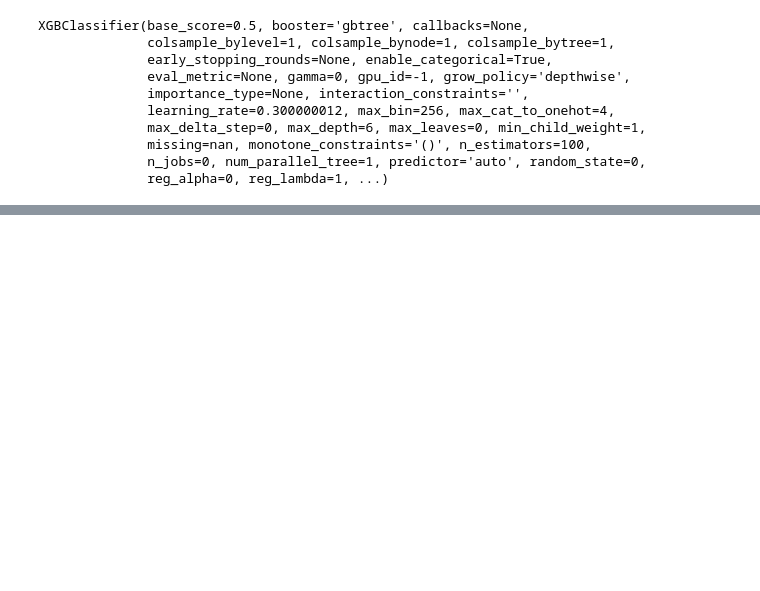
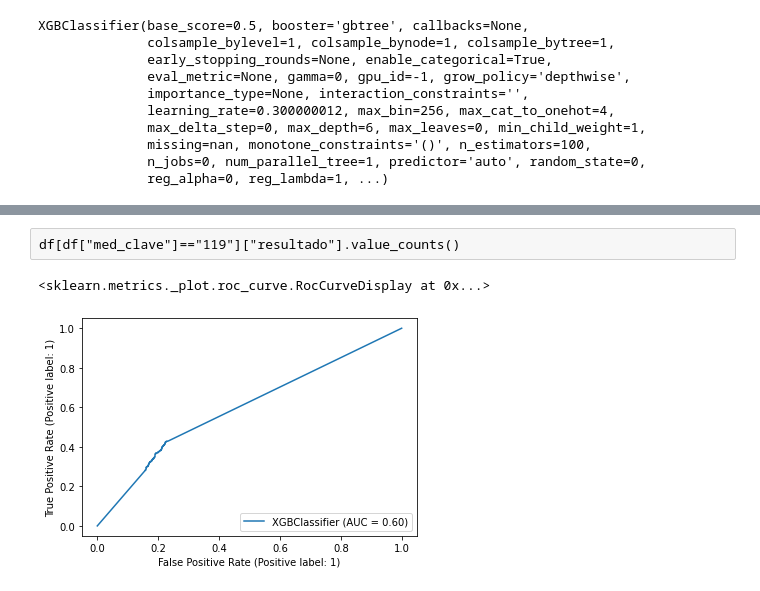
Before and after one commit to VictorCalzada/fraud_detection, a Jupyter notebook: xgbClassifier.ipynb, the cells around one changed output, grey strips where cells are left out. Saved outputs shown, nothing was run; the diff lists cells and outputs as text; code cells hidden in the pictures; blank space fills up the shorter version.

```diff
--- a/xgbClassifier.ipynb
+++ b/xgbClassifier.ipynb
@@ -198,2 +255,4 @@ X.shape
+# %%
+Y = Y.astype("int")
 # %%
 from sklearn.model_selection import train_test_split
@@ -200,0 +260,2 @@ X_train, X_test, Y_train, Y_test = train_test_split(X,Y,train_size = 0.8,random_
+# %%
+X_train, scaler = scale(X_train)
@@ -201,2 +265,4 @@ X_train, X_test, Y_train, Y_test = train_test_split(X,Y,train_size = 0.8,random_
+# %%
+X_test, scaler = scale(X_test,scaler=scaler)
 # %% [markdown]
 ## XGBoost Classification
@@ -204,7 +306,7 @@ X_train, X_test, Y_train, Y_test = train_test_split(X,Y,train_size = 0.8,random_
 import xgboost as xgb
 # %%
 # Supported tree methods are `gpu_hist`, `approx`, and `hist`.
-clf = xgb.XGBClassifier(tree_method="approx",enable_categorical=True, )
+clf = xgb.XGBClassifier(tree_method="hist",enable_categorical=True )
 # X is the dataframe we created in previous snippet
 clf.fit(X_train, Y_train)
 # %% [output]
@@ -304,0 +462,2 @@ pd.Series(y_pred_sin).value_counts()
+# %% [raw]
+df[df["med_clave"]=="119"]["resultado"].value_counts()
@@ -304,0 +474,5 @@ pd.Series(y_pred_sin).value_counts()
+# %%
+RocCurveDisplay.from_estimator(clf,X_test, Y_test)
+# %% [output]
+<sklearn.metrics._plot.roc_curve.RocCurveDisplay at 0x...>
+[figure, added]
```
Also changed, not shown: parts of 71 cells of this notebook, 3 other files.
